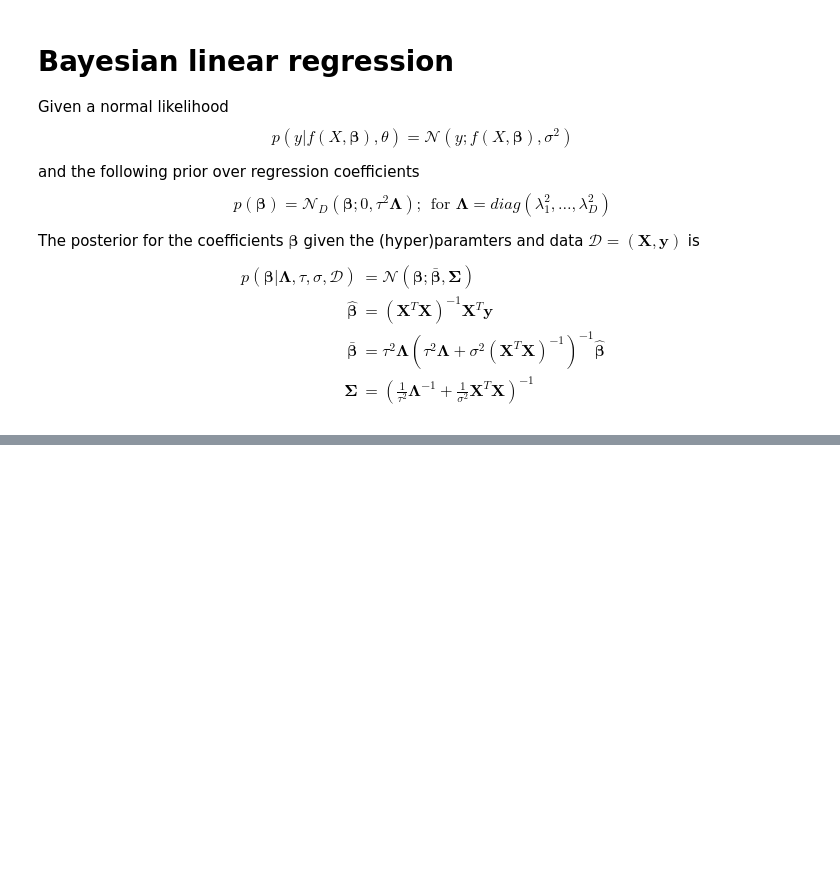
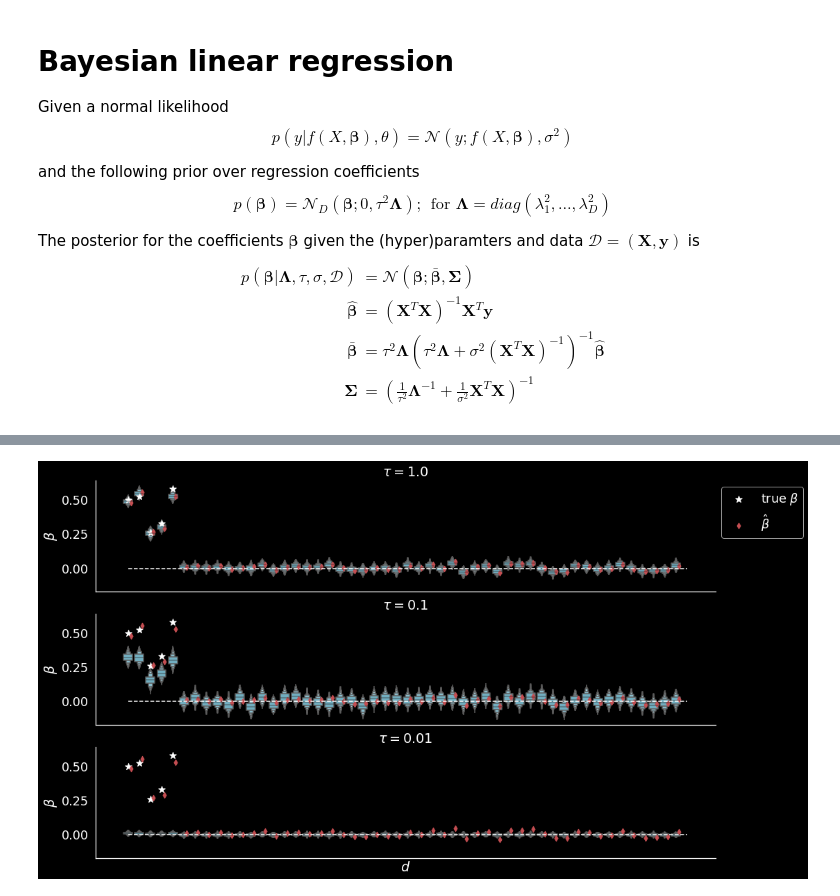
Before and after one commit to dimarkov/pybefit, a Jupyter notebook: examples/sparse_regression/sparse_regression.ipynb, the cells around one changed output, grey strips where cells are left out. Saved outputs shown, nothing was run; the diff lists cells and outputs as text; code cells hidden in the pictures; blank space fills up the shorter version.

Commit message:
added skim example

```diff
--- a/examples/sparse_regression/sparse_regression.ipynb
+++ b/examples/sparse_regression/sparse_regression.ipynb
@@ -599,6 +121,0 @@ sns.despine()
-# %%
-X, Y1_pair, expected_thetas1_pair, expected_pairwise = get_data(X, S=S, pairwise=True, logistic=False)
-X_corr, Y2_pair, expected_thetas2_pair, expected_pairwise = get_data(X_corr, S=S, pairwise=True, logistic=False)
-
-X, Y1_log_pair, expected_thetas1_log_pair, expected_pairwise = get_data(X, S=S, pairwise=True, logistic=True)
-X_corr, Y2_log_pair, expected_thetas2_log_pair, expected_pairwise = get_data(X_corr, S=S, pairwise=True, logistic=True)
@@ -921,14 +121,0 @@ ref_params = dict([(key.split('_')[0], value) for (key, value) in params.items()
-# %%
-num_blocks = 10
-num_warmup = 1000
-rng_key, _rng_key = random.split(rng_key)
-proxy = HMCECS.taylor_proxy(ref_params)
-
-inner_kernel = NUTS(model, init_strategy=init_to_value(values=ref_params), dense_mass=False)
-hmcecs_kernel = HMCECS(inner_kernel, num_blocks=num_blocks, proxy=proxy)
-mcmc = MCMC(hmcecs_kernel, num_warmup=num_warmup, num_samples=num_samples)
-
-mcmc.run(_rng_key, X, hypers, Y=Y, subsample_size=100, inducing_points=100)
-mcmc.print_summary()
-
-samples = mcmc.get_samples()
@@ -955,3 +121,0 @@ Wall time: 1min 23s
-# %%
-samples = Predictive(model, guide=guide, params=params, num_samples=num_samples, return_sites=["msq", "lambda", "eta1", "xisq", "sigma"])(_rng_key, X, hypers, Y=Y, inducing_points=128)
-hypers['c'] = params['c']
@@ -1257,0 +278,24 @@ class BayesLinRegress(object):
+# %%
+rng_key = random.PRNGKey(101)
+fig, axes = plt.subplots(3, 1, figsize=(16, 10), sharex=True, sharey=True)
+tau = [1., .1, .01]
+for i in range(3):
+    rng_key, _rng_key = random.split(rng_key)
+    BLR = BayesRegression(rng_key, jnp.array(X), tau=tau[i], fixed_lam=True)
+    samples = BLR.fit(jnp.array(Y1), summary=False, num_chains=num_chains)
+
+    sns.boxenplot(data=np.array(samples['beta']), color='c', ax=axes[i], showfliers=False)
+    axes[i].scatter(np.arange(S), expected_thetas1, color='w', marker='*', s=100, label=r'true $\beta$')
+    axes[i].scatter(np.arange(D) + .25, hat_beta, color='r', marker='d', label=r'$\hat{\beta}$')
+    axes[i].hlines(0, 0, D, 'w', ls='--')
+    axes[i].set_ylabel(r'$\beta$')
+    axes[i].set_title(r'$\tau={}$'.format(tau[i]))
+
+axes[-1].set_xticks([])
+axes[-1].set_xlabel(r'$d$')
+axes[0].legend(bbox_to_anchor=(1,1), loc="upper left")
+sns.despine()
+
+# fig.savefig('example_sampling.png', transparent=True, bbox_inches='tight', dpi=300)
+# %% [output]
+[figure, added]
```
Also changed, not shown: parts of 64 cells of this notebook.
